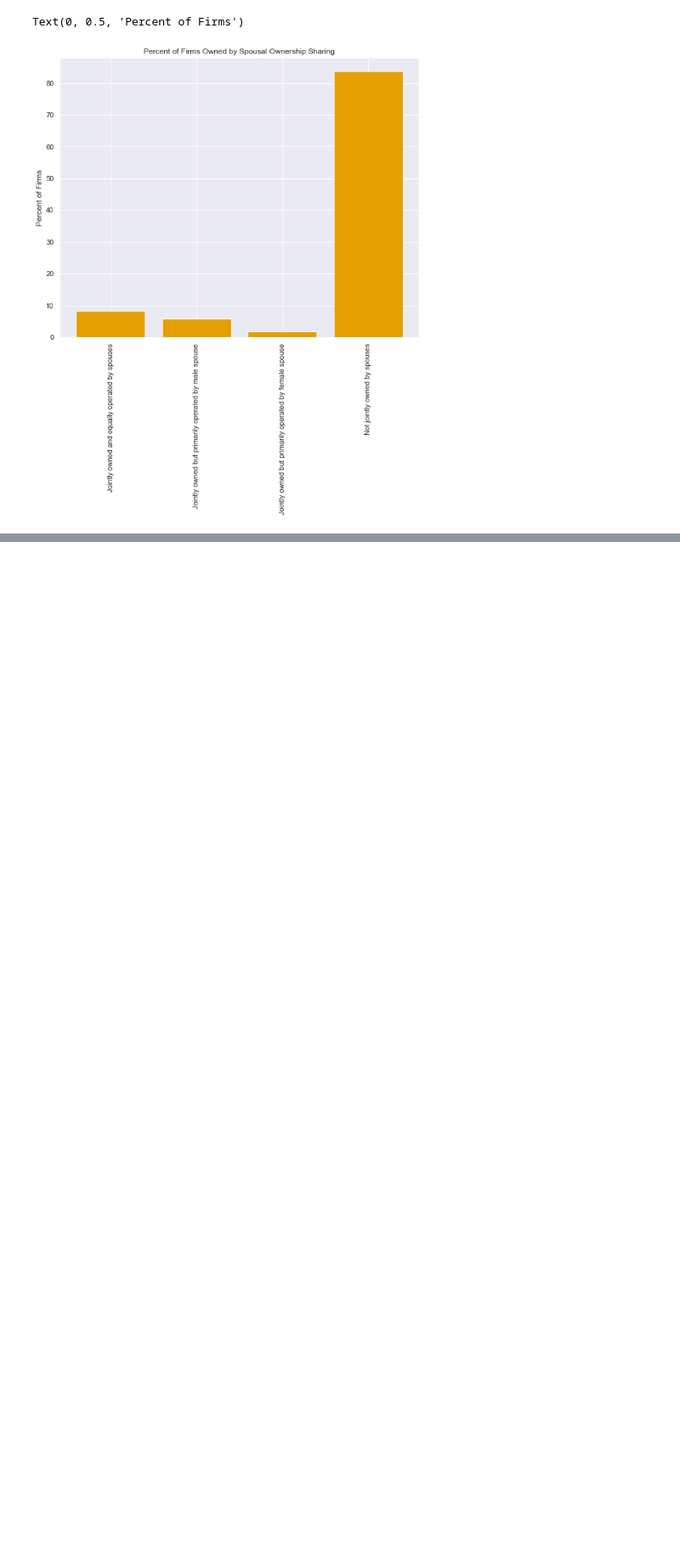
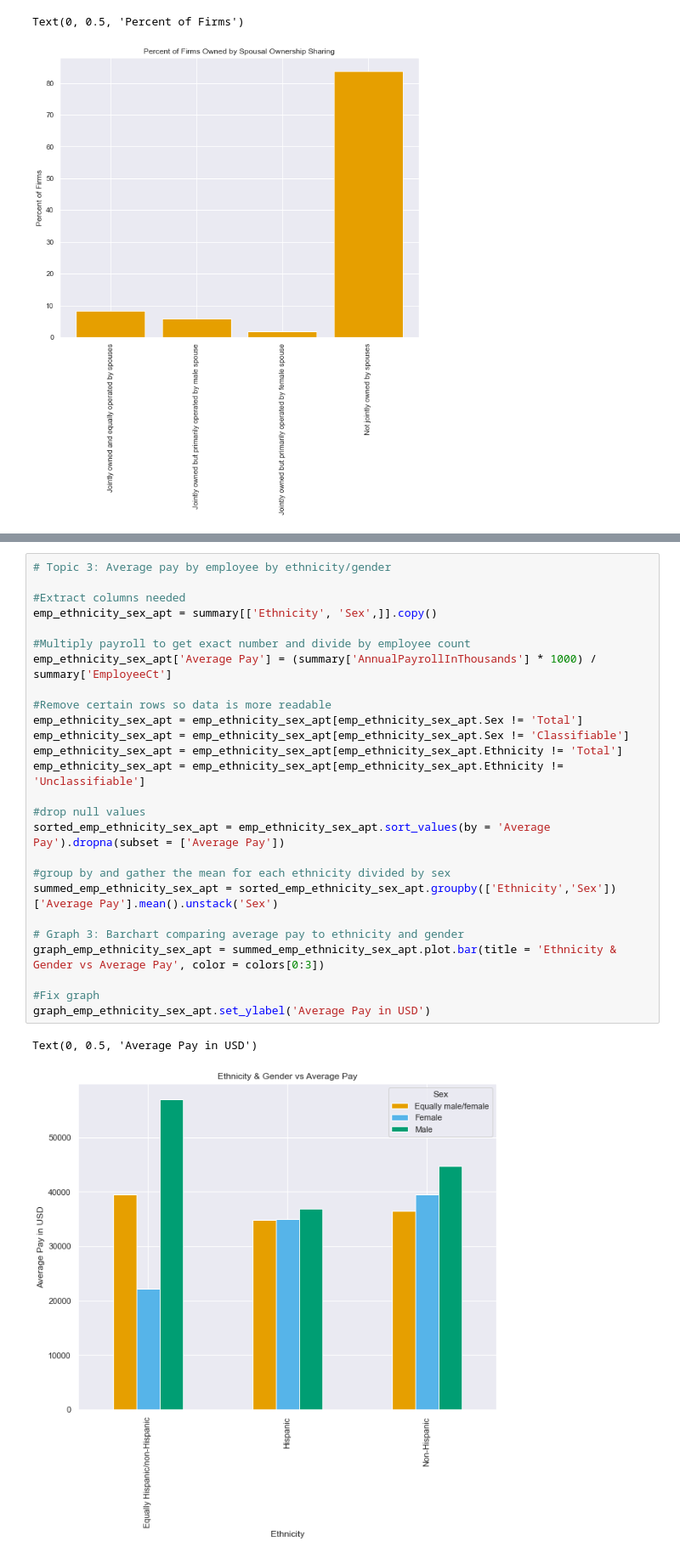
Before and after one commit to jackrlynn3/pandas-census-grp-5, a Jupyter notebook: visualizations.ipynb, the cells around one changed output, grey strips where cells are left out. Shown at 85% size. Cells and saved outputs as stored; diff of their text form; blank space fills up the shorter version.

```diff
--- a/visualizations.ipynb
+++ b/visualizations.ipynb
@@ -562,0 +631,29 @@ Text(0, 0.5, 'Percent of Firms')
+# %%
+# Topic 3: Average pay by employee by ethnicity/gender
+
+#Extract columns needed
+emp_ethnicity_sex_apt = summary[['Ethnicity', 'Sex',]].copy()
+
+#Multiply payroll to get exact number and divide by employee count
+emp_ethnicity_sex_apt['Average Pay'] = (summary['AnnualPayrollInThousands'] * 1000) / summary['EmployeeCt']
+
+#Remove certain rows so data is more readable
+emp_ethnicity_sex_apt = emp_ethnicity_sex_apt[emp_ethnicity_sex_apt.Sex != 'Total']
+emp_ethnicity_sex_apt = emp_ethnicity_sex_apt[emp_ethnicity_sex_apt.Sex != 'Classifiable']
+emp_ethnicity_sex_apt = emp_ethnicity_sex_apt[emp_ethnicity_sex_apt.Ethnicity != 'Total']
+emp_ethnicity_sex_apt = emp_ethnicity_sex_apt[emp_ethnicity_sex_apt.Ethnicity != 'Unclassifiable']
+
+#drop null values
+sorted_emp_ethnicity_sex_apt = emp_ethnicity_sex_apt.sort_values(by = 'Average Pay').dropna(subset = ['Average Pay'])
+
+#group by and gather the mean for each ethnicity divided by sex
+summed_emp_ethnicity_sex_apt = sorted_emp_ethnicity_sex_apt.groupby(['Ethnicity','Sex'])['Average Pay'].mean().unstack('Sex')
+
+# Graph 3: Barchart comparing average pay to ethnicity and gender
+graph_emp_ethnicity_sex_apt = summed_emp_ethnicity_sex_apt.plot.bar(title = 'Ethnicity & Gender vs Average Pay', color = colors[0:3])
+
+#Fix graph
+graph_emp_ethnicity_sex_apt.set_ylabel('Average Pay in USD')
+# %% [output]
+Text(0, 0.5, 'Average Pay in USD')
+[figure, added]
```
Also changed, not shown: parts of 5 cells of this notebook.
